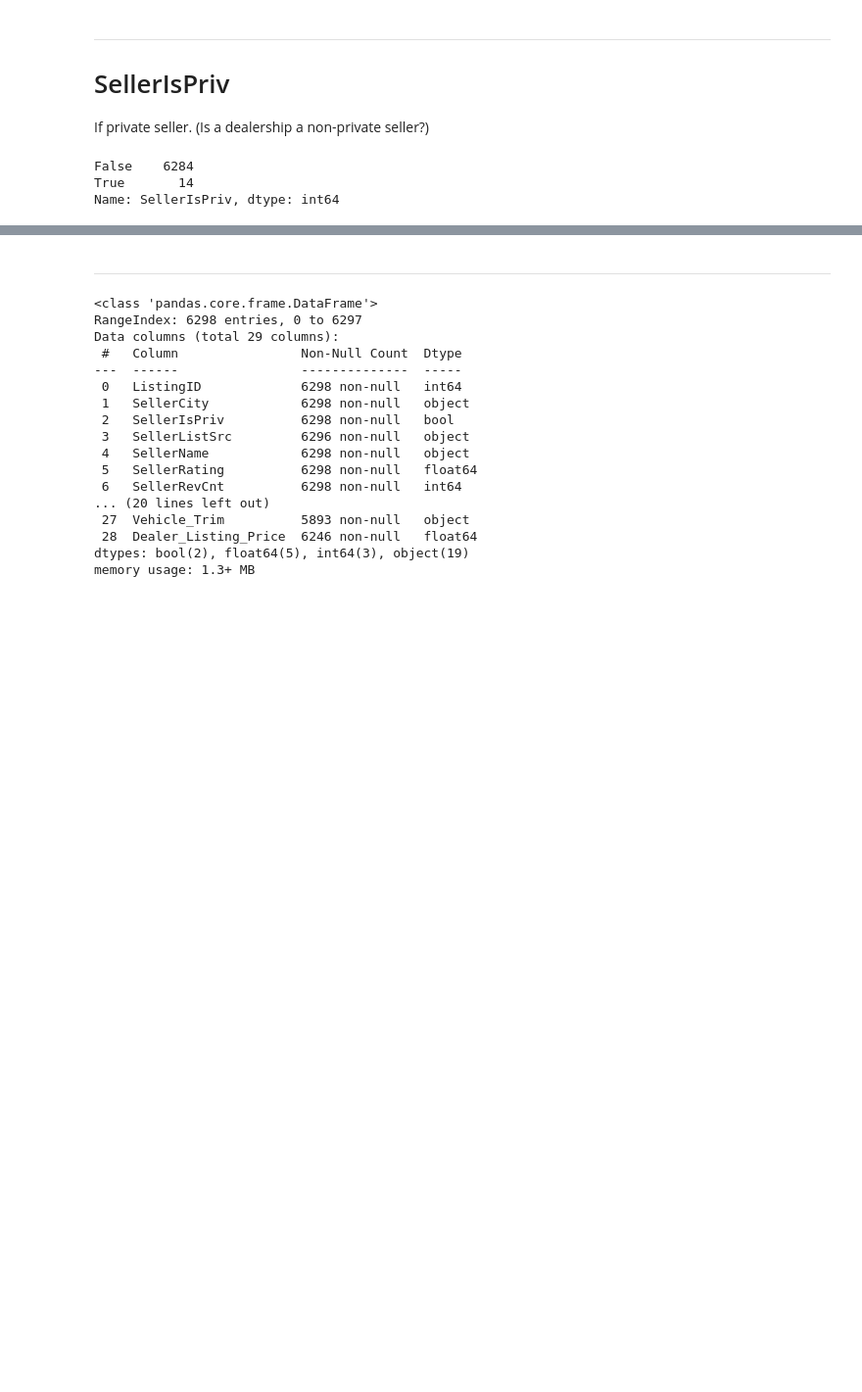
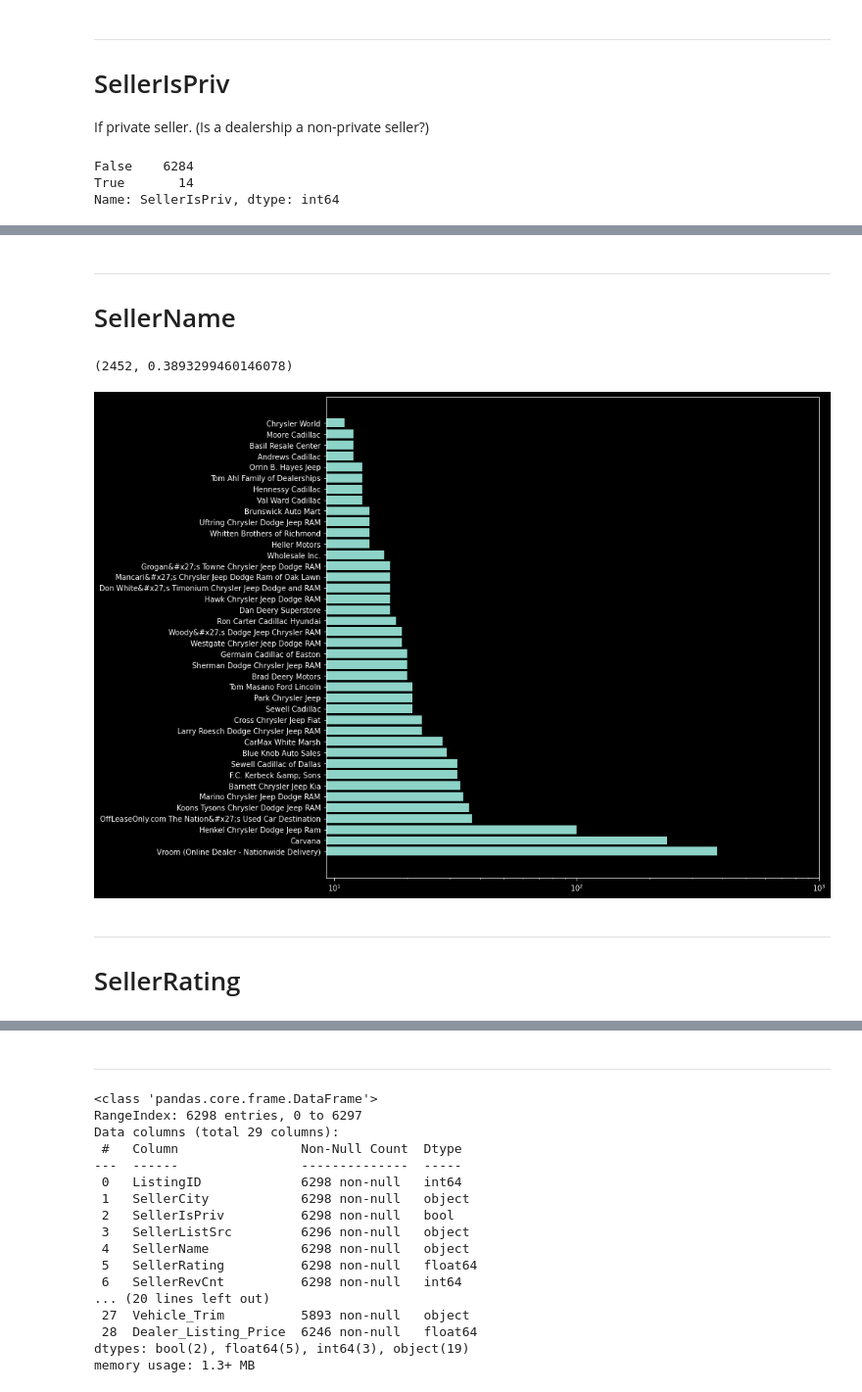
Before and after one commit to dtersegno/boeingds, a Jupyter notebook: notebooks/1_EDA.ipynb, the cells around one changed output, grey strips where cells are left out. Shown: that part at 98% size. Saved outputs shown, nothing was run; the diff lists cells and outputs as text; code cells hidden in the pictures; blank space fills up the shorter version.

```diff
--- a/notebooks/1_EDA.ipynb
+++ b/notebooks/1_EDA.ipynb
@@ -145,0 +147,19 @@ traindf.loc[traindf['SellerListSrc'].isna()]
+# %% [markdown]
+---
+# SellerName
+# %%
+#about 60% of the sellers only show once
+len(traindf.SellerName.unique()), len(traindf.SellerName.unique())/len(traindf)
+# %% [output]
+(2452, 0.3893299460146078)
+# %%
+#Look at number of sales of instances from each seller type.
+sellernamecounts = traindf.SellerName.value_counts()[:40]
+plt.figure(figsize = (12,12))
+plt.barh(sellernamecounts.index, sellernamecounts, log = True)
+plt.xticks(np.logspace(1,3,3));
+# %% [output]
+[figure, added]
+# %% [markdown]
+---
+# SellerRating
```
Also changed, not shown: parts of 17 cells of this notebook.
